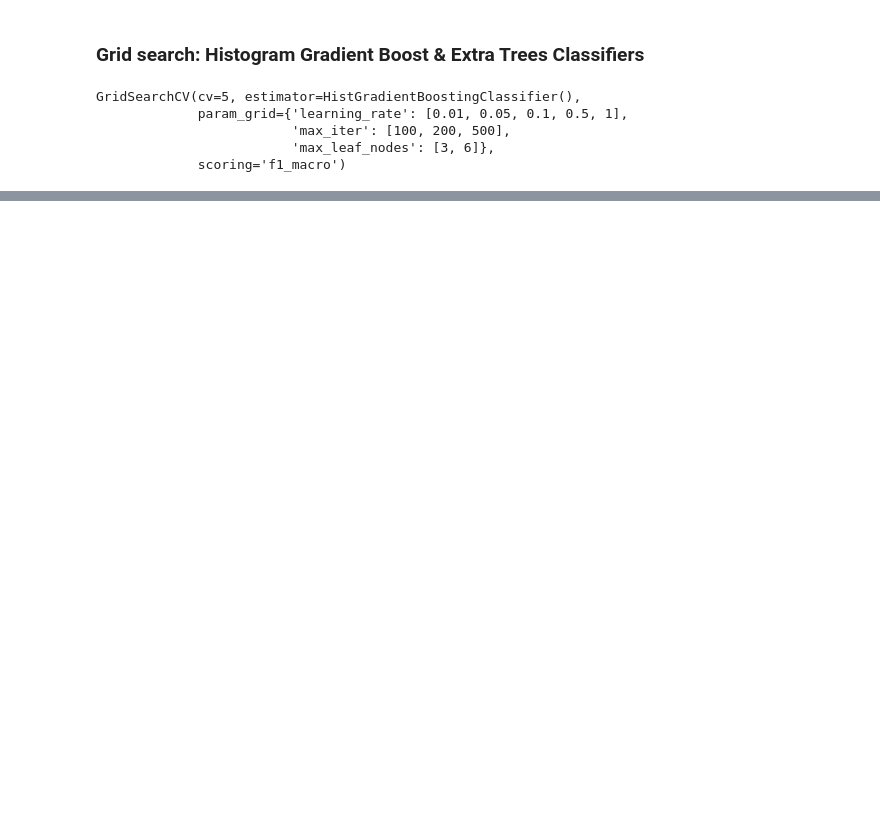
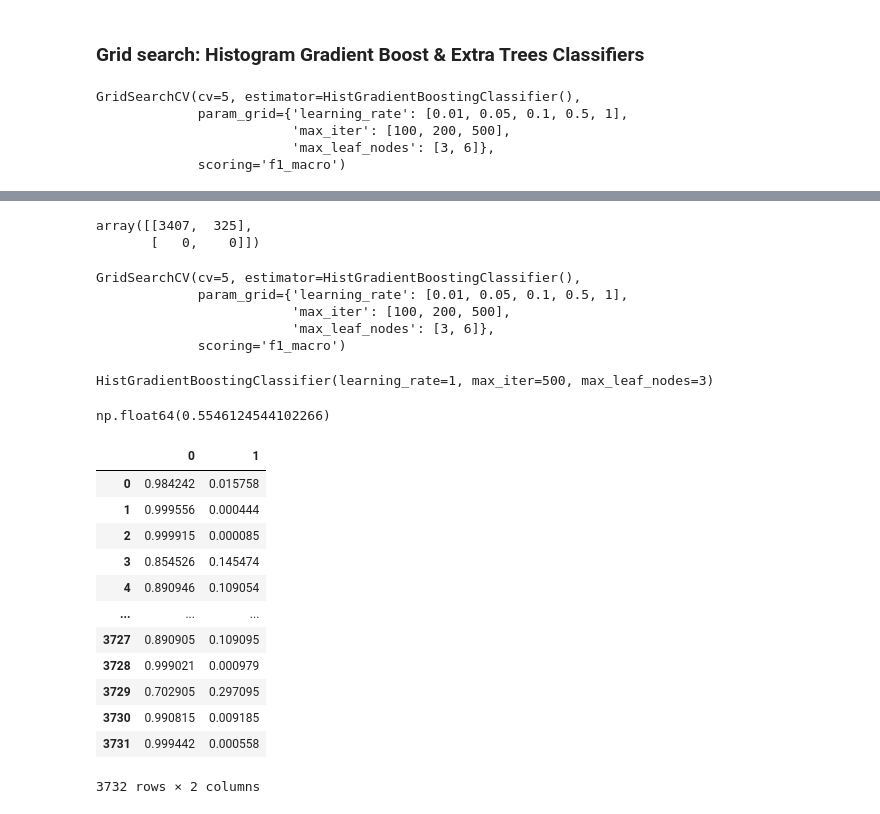
Before and after one commit to TheErdosInstitute-Summer2025-Project/aviation-project, a Jupyter notebook: jupyter-notebooks/model-testing-jake.ipynb, the cells around one changed output, grey strips where cells are left out. Cells and saved outputs as stored; diff of their text form; code cells hidden in the pictures; blank space fills up the shorter version.

```diff
--- a/jupyter-notebooks/model-testing-jake.ipynb
+++ b/jupyter-notebooks/model-testing-jake.ipynb
@@ -140,0 +237,38 @@ grid.fit(X_train,y_train)
+# %%
+confusion_matrix(y_pred,y_test)
+# %% [output]
+array([[3407,  325],
+       [   0,    0]])
+# %%
+histgrad = HistGradientBoostingClassifier()
+
+# GridSearch
+param_grid = {
+    'learning_rate': [0.01,0.05,0.1,0.5,1],
+    'max_iter': [100,200,500],
+    'max_leaf_nodes': [3,6]
+}
+
+grid = GridSearchCV(
+    histgrad,
+    param_grid,
+    scoring='f1_macro',
+    cv=5,
+)
+
+grid.fit(X_train,y_train)
+# %% [output]
+GridSearchCV(cv=5, estimator=HistGradientBoostingClassifier(),
+             param_grid={'learning_rate': [0.01, 0.05, 0.1, 0.5, 1],
+                         'max_iter': [100, 200, 500],
+                         'max_leaf_nodes': [3, 6]},
+             scoring='f1_macro')
+# %%
+model = grid.best_estimator_
+model
+# %% [output]
+HistGradientBoostingClassifier(learning_rate=1, max_iter=500, max_leaf_nodes=3)
+# %%
+grid.best_score_
+# %% [output]
+np.float64(0.5546124544102266)
@@ -140,0 +277,16 @@ grid.fit(X_train,y_train)
+# %%
+probs
+# %% [output]
+|  | 0 | 1 |
+| 0 | 0.984242 | 0.015758 |
+| 1 | 0.999556 | 0.000444 |
+| 2 | 0.999915 | 0.000085 |
+| 3 | 0.854526 | 0.145474 |
+| 4 | 0.890946 | 0.109054 |
+| ... | ... | ... |
+| 3727 | 0.890905 | 0.109095 |
+| 3728 | 0.999021 | 0.000979 |
+| 3729 | 0.702905 | 0.297095 |
+| 3730 | 0.990815 | 0.009185 |
+| 3731 | 0.999442 | 0.000558 |
+3732 rows × 2 columns
```
Also changed, not shown: parts of 33 cells of this notebook.
